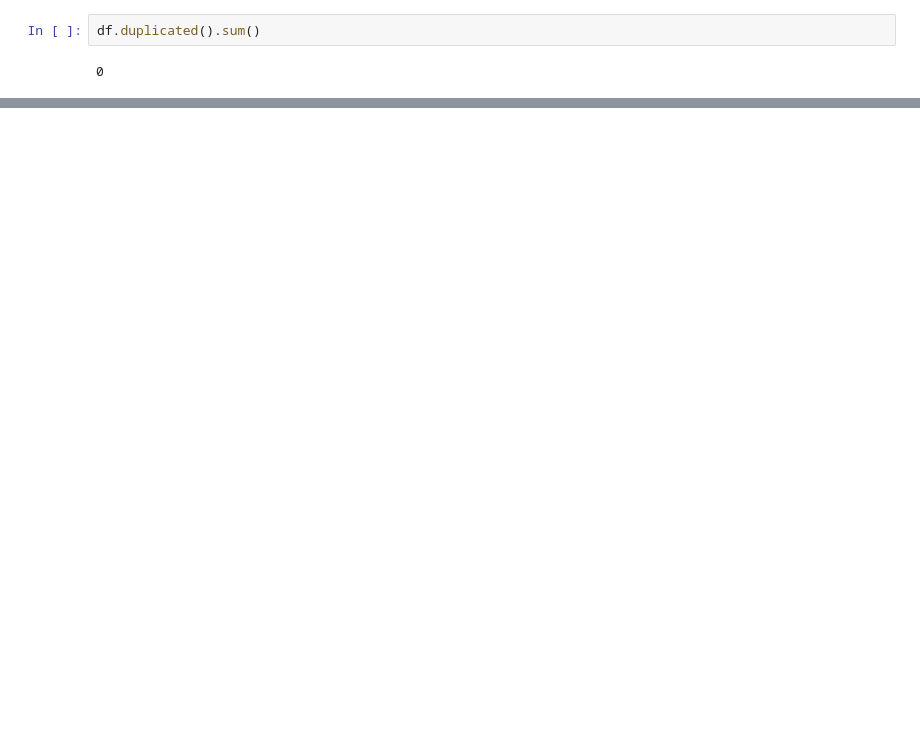
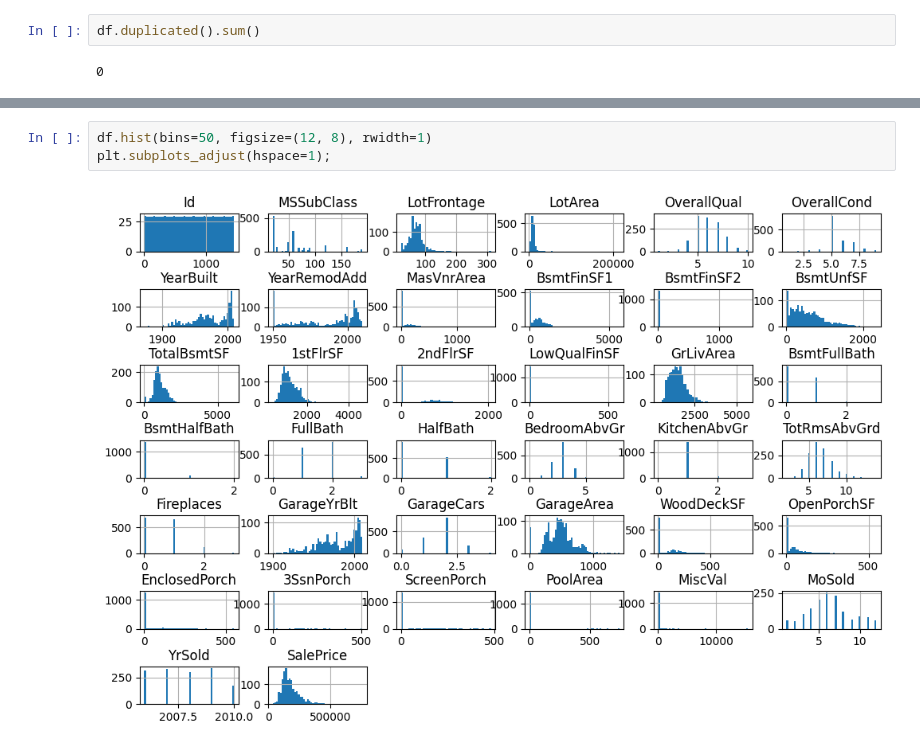
Before and after one commit to Venchislaw/YEllow, a Jupyter notebook: notebooks/EDA.ipynb, the cells around one changed output, grey strips where cells are left out. Drawn from its saved outputs; the diff is of its cells as text; blank space fills up the shorter version.

```diff
--- a/notebooks/EDA.ipynb
+++ b/notebooks/EDA.ipynb
@@ -105,0 +121,5 @@ Column: taxdelinquencyyear [nan 13. 15. 11. 14.  9. 10.  8. 12.  7.  6.]
+# %%
+df.hist(bins=50, figsize=(12, 8), rwidth=1)
+plt.subplots_adjust(hspace=1);
+# %% [output]
+[figure, added]
```
Also changed, not shown: parts of 8 cells of this notebook.
